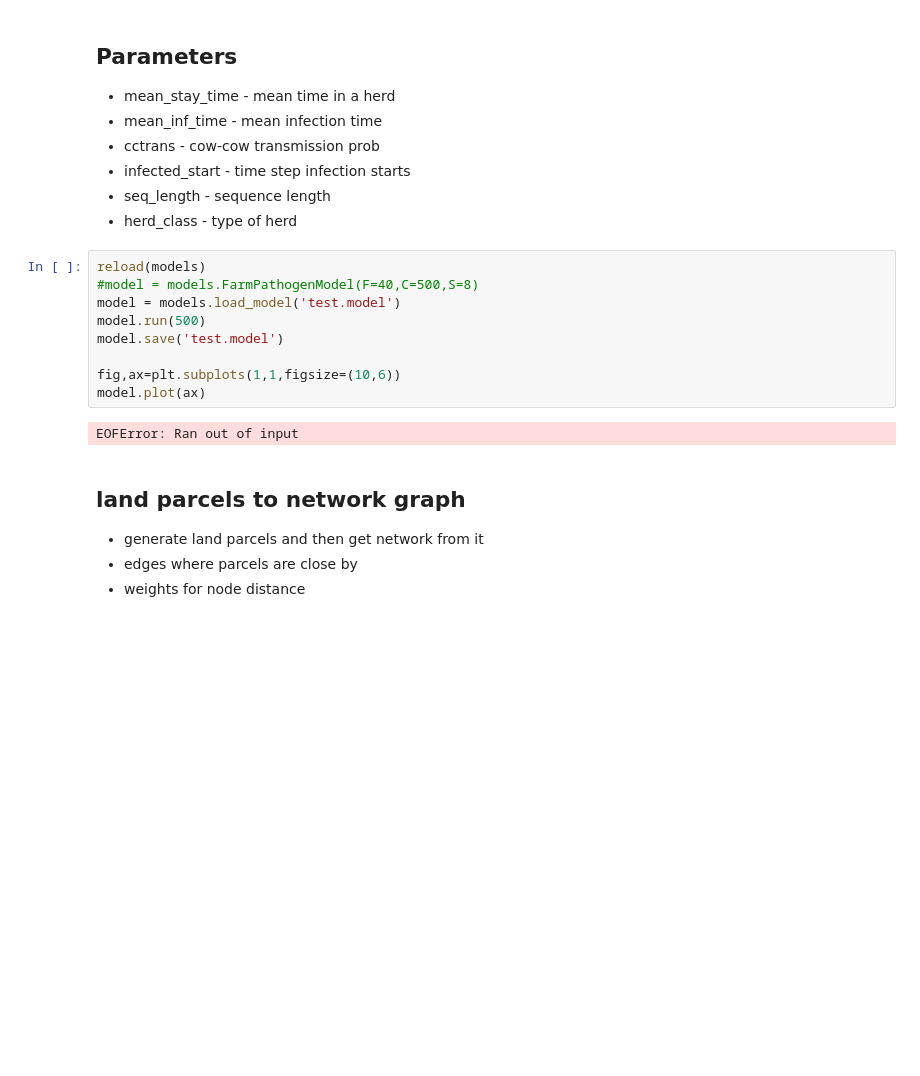
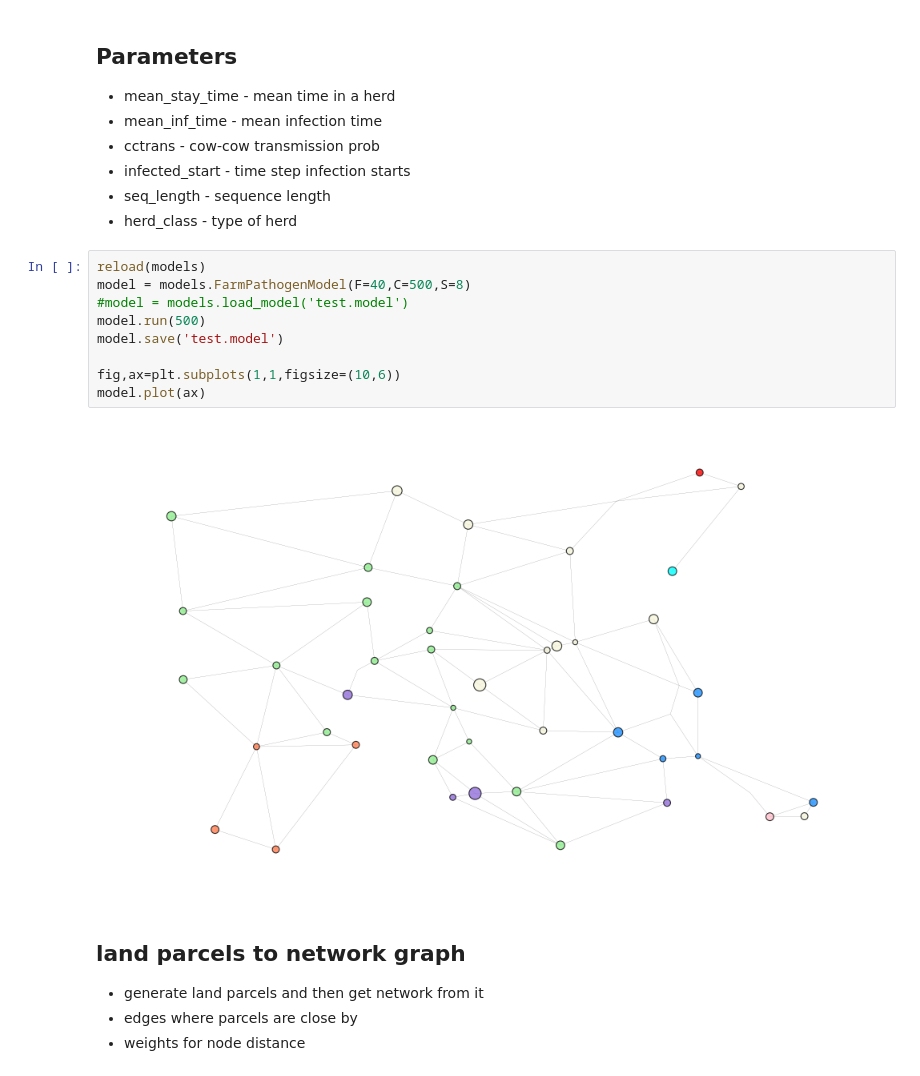
Before and after one commit to dmnfarrell/btbabm, a Jupyter notebook: notebooks/abm_simulation.ipynb, the cells around one changed output. Saved outputs shown, nothing was run; the diff lists cells and outputs as text; blank space fills up the shorter version.

```diff
--- a/notebooks/abm_simulation.ipynb
+++ b/notebooks/abm_simulation.ipynb
@@ -37,15 +37,15 @@ from btbabm import utils
 * herd_class - type of herd
 # %%
 reload(models)
-#model = models.FarmPathogenModel(F=40,C=500,S=8)
-model = models.load_model('test.model')
+model = models.FarmPathogenModel(F=40,C=500,S=8)
+#model = models.load_model('test.model')
 model.run(500)
 model.save('test.model')
 
 fig,ax=plt.subplots(1,1,figsize=(10,6))
 model.plot(ax)
 # %% [output]
-EOFError: Ran out of input
+[figure, added]
 # %% [markdown]
 ## land parcels to network graph
 
```
Also changed, not shown: parts of 4 cells of this notebook, 4 other files.
